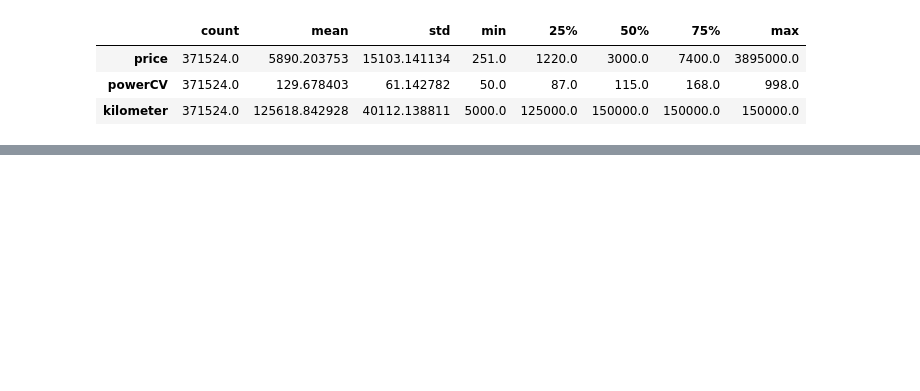
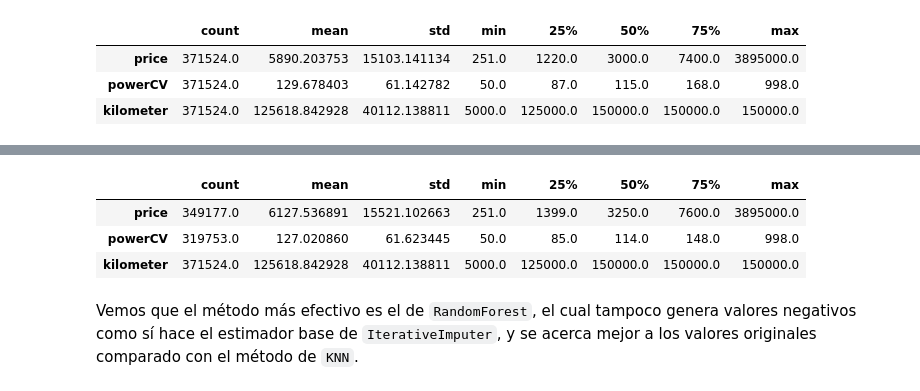
Before and after one commit to yanruwu/hackio-lab-EDA-nulos, a Jupyter notebook: laboratorio-modulo7-leccion01-eda-nulos.ipynb, the cells around one changed output, grey strips where cells are left out. Saved outputs shown, nothing was run; the diff lists cells and outputs as text; code cells hidden in the pictures; blank space fills up the shorter version.

```diff
--- a/laboratorio-modulo7-leccion01-eda-nulos.ipynb
+++ b/laboratorio-modulo7-leccion01-eda-nulos.ipynb
@@ -609,0 +613,9 @@ df_it.describe().T
+# %%
+df.select_dtypes('number').describe().T
+# %% [output]
+|  | count | mean | std | min | 25% | 50% | 75% | max |
+| price | 349177.0 | 6127.536891 | 15521.102663 | 251.0 | 1399.0 | 3250.0 | 7600.0 | 3895000.0 |
+| powerCV | 319753.0 | 127.020860 | 61.623445 | 50.0 | 85.0 | 114.0 | 148.0 | 998.0 |
+| kilometer | 371524.0 | 125618.842928 | 40112.138811 | 5000.0 | 125000.0 | 150000.0 | 150000.0 | 150000.0 |
+# %% [markdown]
+Vemos que el método más efectivo es el de ``RandomForest``, el cual tampoco genera valores negativos como sí hace el estimador base de `IterativeImputer`, y se acerca mejor a los valores originales comparado con  el método de `KNN`.
```
Also changed, not shown: parts of 14 cells of this notebook, 2 other files.
